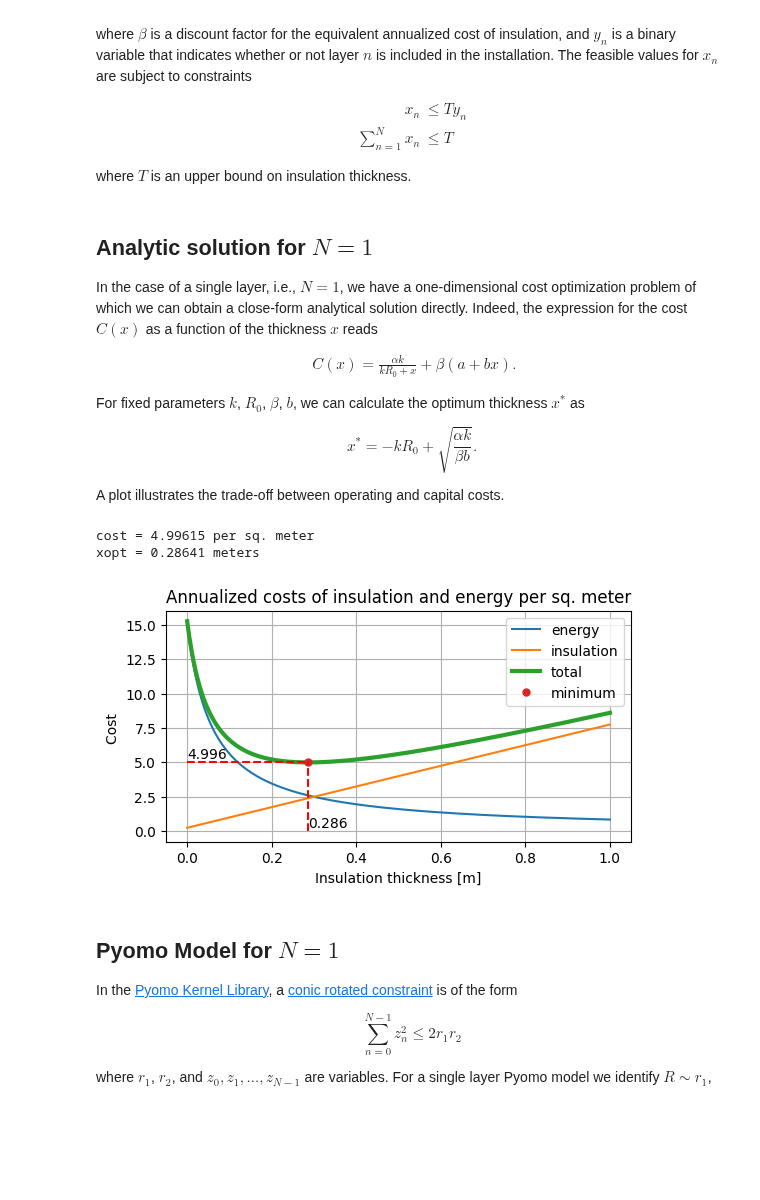
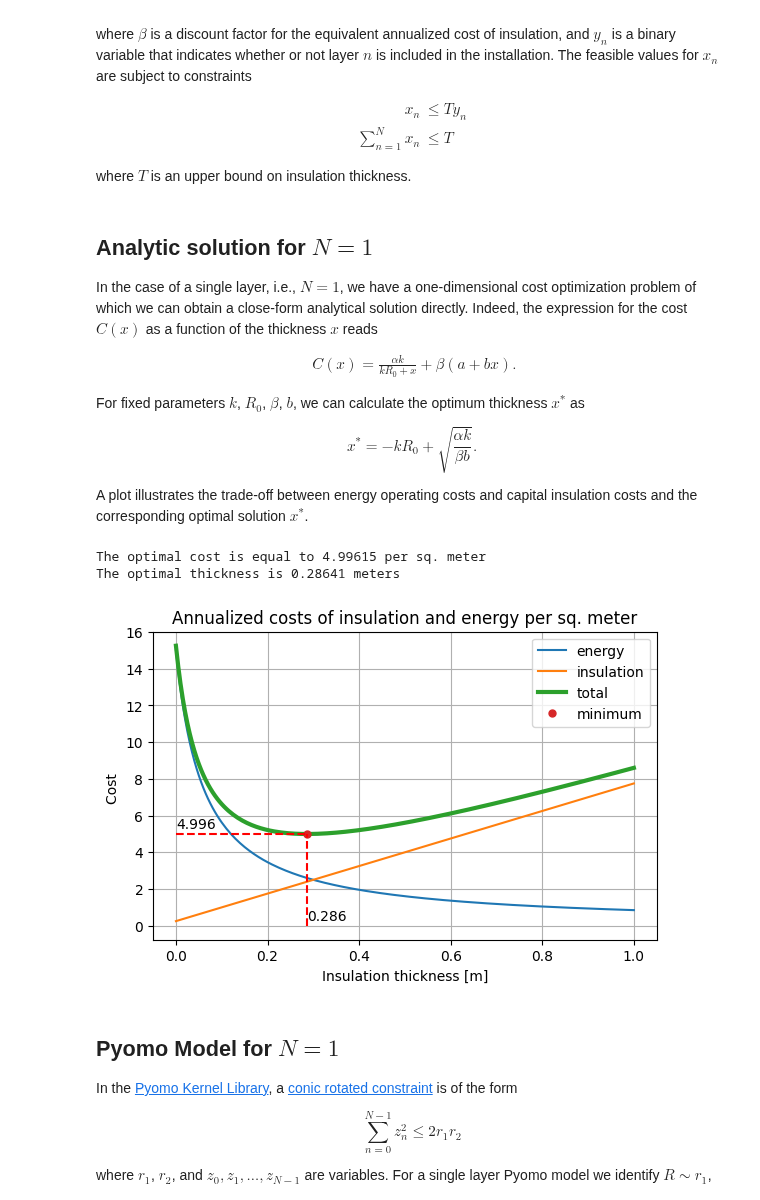
Before and after one commit to mobook/MO-book, a Jupyter notebook: notebooks/06/building-insulation.ipynb, the cells around one changed output. Saved outputs shown, nothing was run; the diff lists cells and outputs as text; code cells hidden in the pictures; blank space fills up the shorter version.

```diff
--- a/notebooks/06/building-insulation.ipynb
+++ b/notebooks/06/building-insulation.ipynb
@@ -68,7 +68,7 @@ For fixed parameters $k$, $R_0$, $\beta$, $b$, we can calculate the optimum thic
 
 $$x^{*} = - k R_0 + \sqrt{\frac{\alpha k}{\beta b}}.$$
 
-A plot illustrates the trade-off between operating and capital costs.
+A plot illustrates the trade-off between energy operating costs and capital insulation costs and the corresponding optimal solution $x^*$.
 # %%
 # application parameters
 alpha = 30        # $ K / W annualized cost per sq meter per W/sq m/K
@@ -85,39 +85,39 @@ import matplotlib.pyplot as plt
 import numpy as np
 
 f = lambda x: alpha/(R0 + x/k)
 g = lambda x: beta*(a + b*x)
 
 # solution
 xopt =  -k*R0 + np.sqrt(alpha*k/beta/b)
 
-print(f"cost = {f(xopt) + g(xopt):0.5f} per sq. meter")
-print(f"xopt = {xopt:0.5f} meters")
+print(f"The optimal cost is equal to {f(xopt) + g(xopt):0.5f} per sq. meter")
+print(f"The optimal thickness is {xopt:0.5f} meters\n")
 
 # plotting
 x = np.linspace(0, 1, 201)
 
-fig, ax = plt.subplots(1, 1, figsize=(6, 3))
+fig, ax = plt.subplots(1, 1, figsize=(6.5, 4))
 
 ax.plot(x, f(x), label="energy")
 ax.plot(x, g(x), label="insulation")
 ax.plot(x, f(x) + g(x), label="total", lw=3)
 ax.plot(xopt, f(xopt) + g(xopt), '.', ms=10, label="minimum")
 ax.legend()
 
 ax.plot([0, xopt], [f(xopt) + g(xopt)]*2, 'r--')
 ax.plot([xopt]*2, [0, f(xopt) + g(xopt)], 'r--')
 ax.text(0, f(xopt) + g(xopt) + 0.3, f"{f(xopt) + g(xopt):0.3f}")
 ax.text(xopt, 0.3, f"{xopt:0.3f}")
 
 ax.set_xlabel("Insulation thickness [m]")
 ax.set_ylabel("Cost ")
 ax.set_title("Annualized costs of insulation and energy per sq. meter")
 
 ax.grid(True)
 # %% [output]
-cost = 4.99615 per sq. meter
-xopt = 0.28641 meters
+The optimal cost is equal to 4.99615 per sq. meter
+The optimal thickness is 0.28641 meters
-[figure, old version]
+[figure, new version]
 # %% [markdown]
 ## Pyomo Model for $N=1$
 
```
Also changed, not shown: parts of 5 cells of this notebook.
